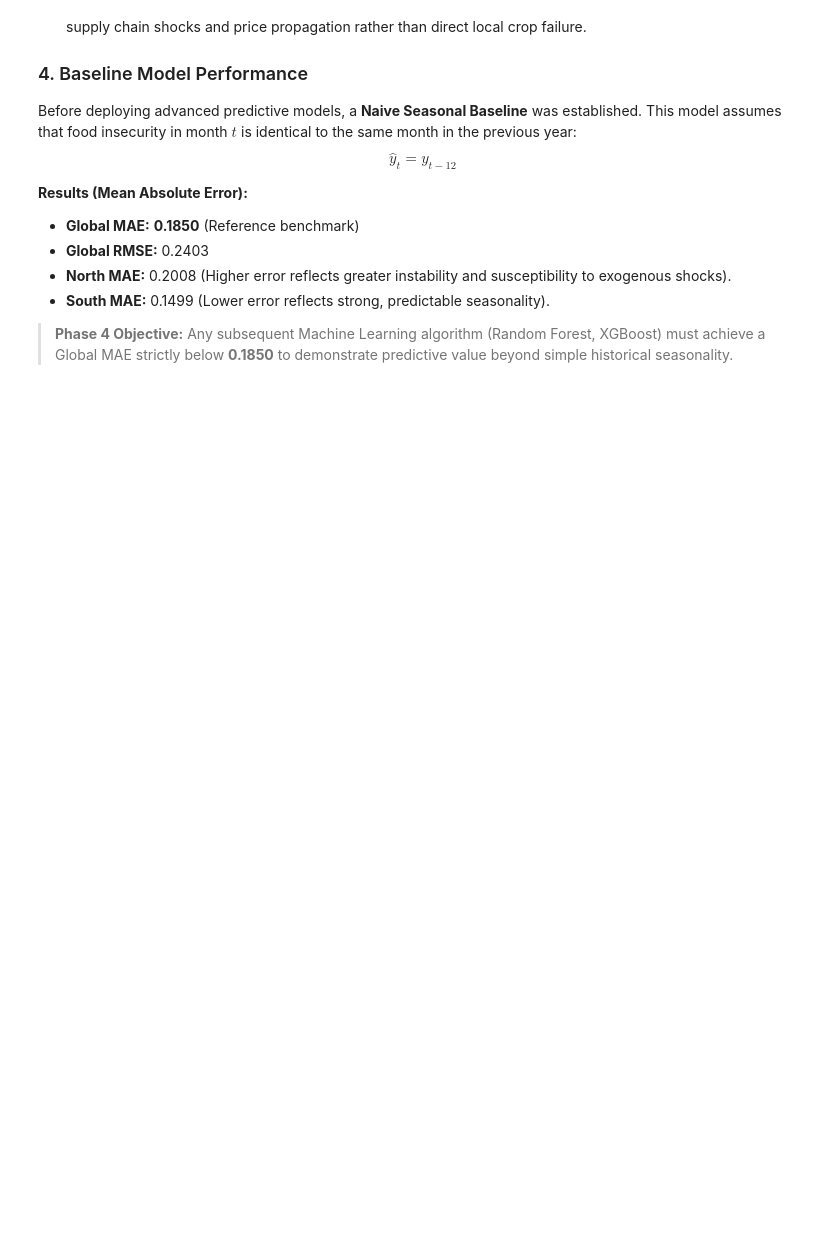
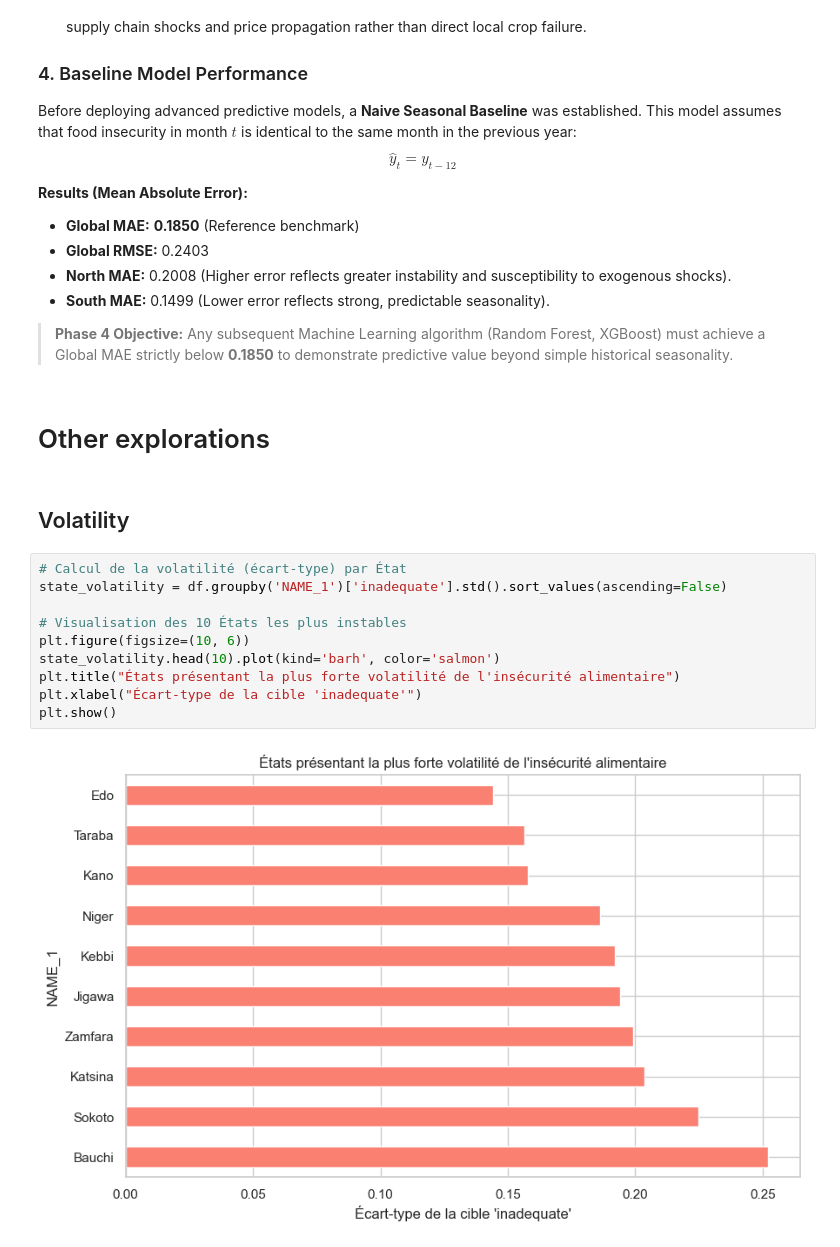
Before and after one commit to tnourlyn/Projet-de-Statapp---WFP-, a Jupyter notebook: notebooks/03_exp_analysis.ipynb, the cells around one changed output. Drawn from its saved outputs; the diff is of its cells as text; blank space fills up the shorter version.

```diff
--- a/notebooks/03_exp_analysis.ipynb
+++ b/notebooks/03_exp_analysis.ipynb
@@ -875,3 +846,19 @@ $$\hat{y}_{t} = y_{t-12}$$
 * **South MAE:** 0.1499 (Lower error reflects strong, predictable seasonality).
 
 > **Phase 4 Objective:** Any subsequent Machine Learning algorithm (Random Forest, XGBoost) must achieve a Global MAE strictly below **0.1850** to demonstrate predictive value beyond simple historical seasonality.
+# %% [markdown]
+# Other explorations
+# %% [markdown]
+## Volatility
+# %%
+# Calcul de la volatilité (écart-type) par État
+state_volatility = df.groupby('NAME_1')['inadequate'].std().sort_values(ascending=False)
+
+# Visualisation des 10 États les plus instables
+plt.figure(figsize=(10, 6))
+state_volatility.head(10).plot(kind='barh', color='salmon')
+plt.title("États présentant la plus forte volatilité de l'insécurité alimentaire")
+plt.xlabel("Écart-type de la cible 'inadequate'")
+plt.show()
+# %% [output]
+[figure, added]
```
Also changed, not shown: parts of 25 cells of this notebook, 1 other file.
